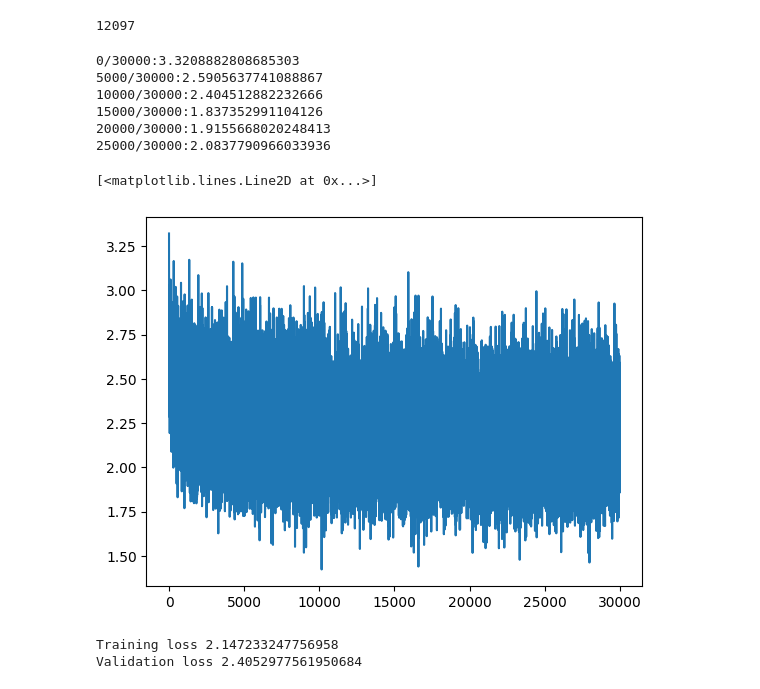
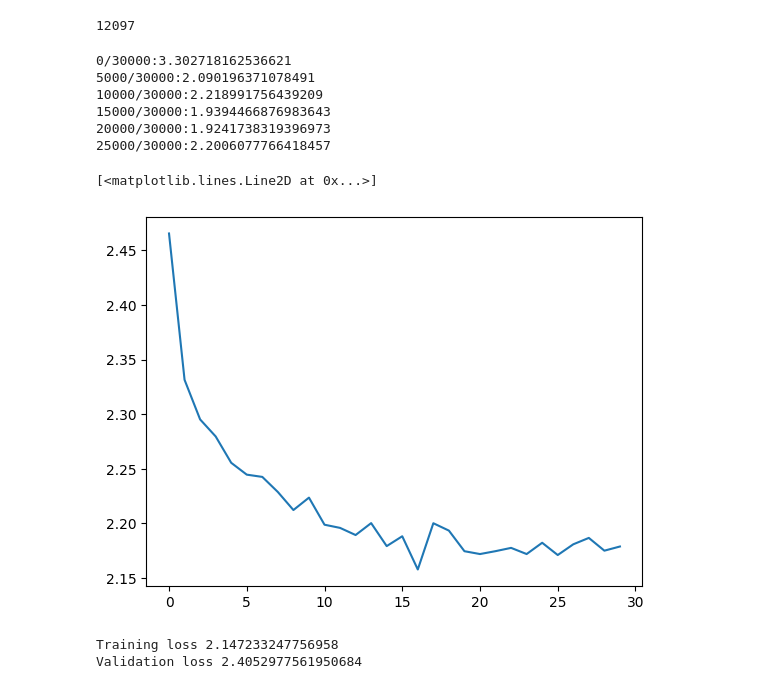
Before and after one commit to raghav-567/NeuralNetwroks, a Jupyter notebook: makemore/notebook2.ipynb, the cells around one changed output. Saved outputs shown, nothing was run; the diff lists cells and outputs as text; code cells hidden in the pictures.

```diff
--- a/makemore/notebook2.ipynb
+++ b/makemore/notebook2.ipynb
@@ -5,7 +5,7 @@ import numpy as np
 import torch.nn.functional as F
 import matplotlib.pyplot as plt
 # %%
-words = open('/Users/raghx/Desktop/Neural Networks/names.txt','r',).read().splitlines()
+words = open('/Users/raghx/Desktop/Neural Networks/makemore/names.txt','r',).read().splitlines()
 words[:10]
 # %% [output]
 ['emma',
@@ -102,17 +102,17 @@ for k in range(max_steps):
 
     loss_i.append(loss.item())
 # %% [output]
-0/30000:3.3208882808685303
-5000/30000:2.5905637741088867
-10000/30000:2.404512882232666
-15000/30000:1.837352991104126
-20000/30000:1.9155668020248413
-25000/30000:2.0837790966033936
+0/30000:3.302718162536621
+5000/30000:2.090196371078491
+10000/30000:2.218991756439209
+15000/30000:1.9394466876983643
+20000/30000:1.9241738319396973
+25000/30000:2.2006077766418457
-# %%
-plt.plot(loss_i)
-# %% [output]
-[<matplotlib.lines.Line2D at 0x...>]
-[figure, removed]
+# %%
+plt.plot(torch.tensor(loss_i).view(-1,1000).mean(1))
+# %% [output]
+[<matplotlib.lines.Line2D at 0x...>]
+[figure, added]
 # %%
 #Inference
 @torch.no_grad()
```
Also changed, not shown: parts of 14 cells of this notebook, 1 other file.
